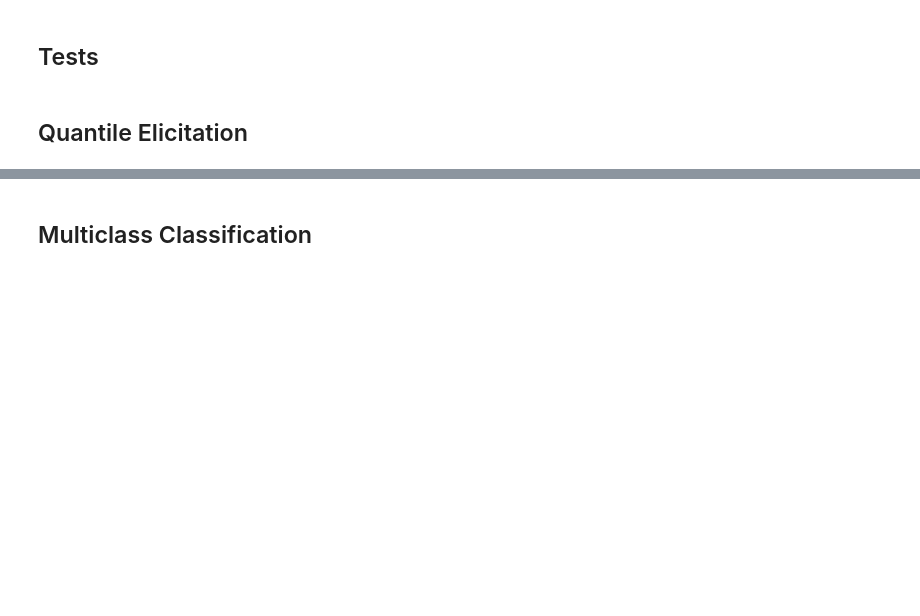
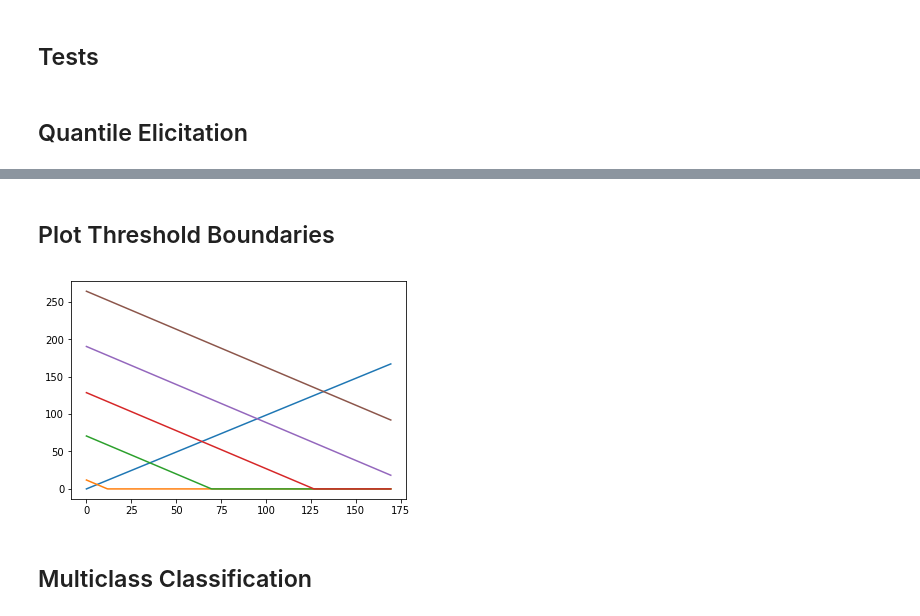
Before and after one commit to arnabsarker/Property-Elicitation, a Jupyter notebook: Quantile Regression Tests.ipynb, the cells around one changed output, grey strips where cells are left out. Saved outputs shown, nothing was run; the diff lists cells and outputs as text; code cells hidden in the pictures; blank space fills up the shorter version.

```diff
--- a/Quantile Regression Tests.ipynb
+++ b/Quantile Regression Tests.ipynb
@@ -556,15 +566,14 @@ import pandas as pd
 import numpy as np
 
 ## Quantile to be elicited
-a = 0.5
+a = 0.7
 
-X_train = pd.read_csv('quantile_synthetic_features.csv')
-y = pd.read_csv('quantile_synthetic_labels.csv')
+X_train = pd.read_csv('quantile_synthetic_features.csv', names=['dim1', 'dim2'])
+y = pd.read_csv('quantile_synthetic_labels.csv', names=['y'])
 y_train = np.array(y.iloc[:, 0]).astype(int)
 
-X_test = pd.read_csv('quantile_synthetic_testfeatures' + str(a*100) + '.csv')
-y = pd.read_csv('quantile_synthetic_testlabels' + str(a*100) + '.csv')
-y_test = np.array(y.iloc[:, 0]).astype(int)
+X_test = pd.read_csv('quantile_synthetic_testfeatures.csv', names=['dim1', 'dim2'])
+y_test = compute_quantile(X_test, a)
 
 clf1 = linear_model.LogisticRegression(
     solver='lbfgs',
@@ -612,3 +623,23 @@ print(full)
+# %% [markdown]
+## Plot Threshold Boundaries
+# %%
+from matplotlib import pyplot as plt
+def plot_clf(coef, theta):
+    ## From data generation
+    last_point = 170
+
+    x = np.arange(0, 170, 0.5)
+    y = x * (coef[0] / coef[1])
+    plt.plot(x,y)
+
+    for t in theta:
+        t_y = x * (-coef[1] / coef[0]) + t * (2 / coef[0])
+        t_y = t_y * (t_y > 0)
+        plt.plot(x, t_y)
+# %%
+plot_clf(clf5.coef_, clf5.theta_)
+# %% [output]
+[figure, added]
 # %% [markdown]
 ## Multiclass Classification
 # %%
```
Also changed, not shown: parts of 10 cells of this notebook, 2 other files.
